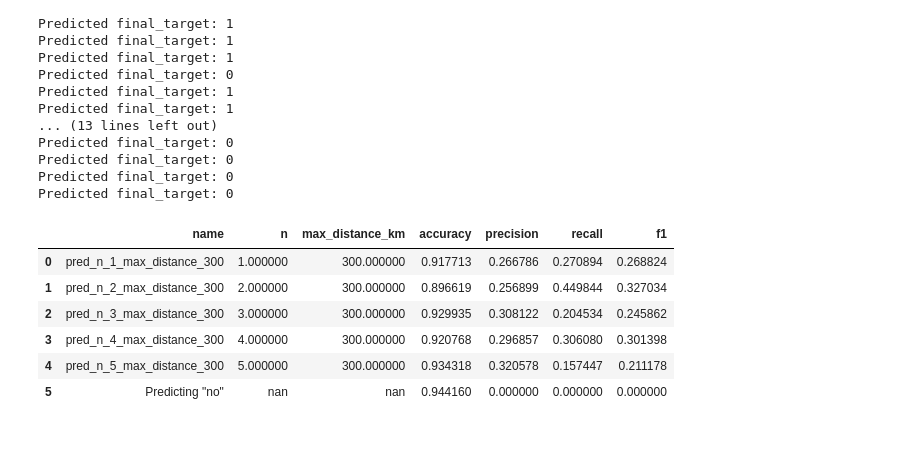
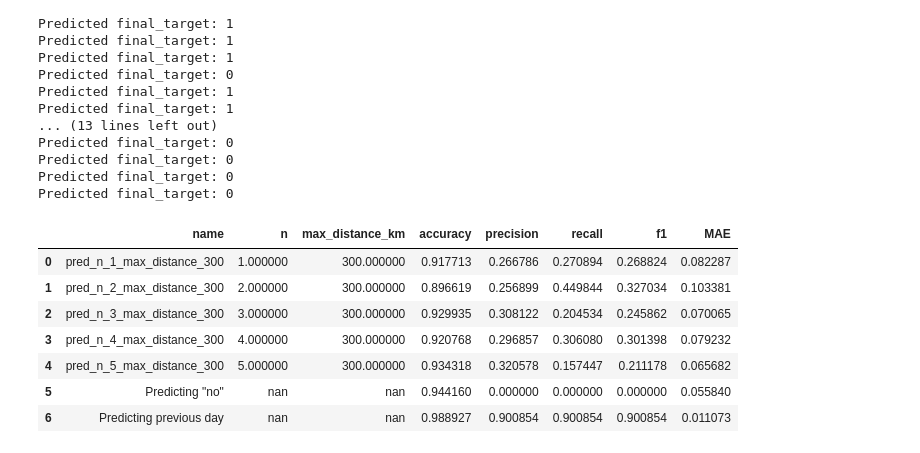
Before and after one commit to wbeckman/morel-model, a Jupyter notebook: baseline_models.ipynb, the cells around one changed output. Cells and saved outputs as stored; diff of their text form; code cells hidden in the pictures.

```diff
--- a/baseline_models.ipynb
+++ b/baseline_models.ipynb
@@ -8,5 +8,7 @@ from datetime import timedelta
 %load_ext line_profiler
 # %%
 data_path = 'data/'
+# %%
+pd.set_option('display.max_rows', 300)
 # %%
 data = pd.read_pickle(f'{data_path}processed/timeseries_2018_through_2023.pkl').reset_index(drop=True)
@@ -215,7 +216,8 @@ def evaluate_predictions(y_true, y_pred):
     precision = precision_score(y_true, y_pred, zero_division=0)
     recall = recall_score(y_true, y_pred, zero_division=0)
     f1 = f1_score(y_true, y_pred, zero_division=0)
-    return accuracy, precision, recall, f1
+    mae = mean_absolute_error(y_true, y_pred)
+    return accuracy, precision, recall, f1, mae
 # %%
 def perform_grid_search(base_df, dist_matrix, params):
     """
@@ -237,14 +239,15 @@ def perform_grid_search(base_df, dist_matrix, params):
                 true_values.append(row['final_target'])
 
             # Evaluate predictions
-            accuracy, precision, recall, f1 = evaluate_predictions(true_values, predictions)
+            accuracy, precision, recall, f1, mae = evaluate_predictions(true_values, predictions)
             results.append({
                 'n': n,
                 'max_distance_km': max_distance,
                 'accuracy': accuracy,
                 'precision': precision,
                 'recall': recall,
-                'f1': f1
+                'f1': f1,
+                'MAE': mean_absolute_error
             })
             base_df[f'pred_n_{str(n)}_max_distance_{str(max_distance)}'] = pd.Series(predictions)
 
@@ -271,46 +274,62 @@ def bold_max(s):
             for val, max_val in zip(s, is_max)]
 # %%
 df_with_preds['guess_not_in_season'] = 0
+df_with_preds['guess_lagged_day_or_0'] = df_with_preds['final_target'].shift(1).fillna(0)
 # %%
 relevant_predictions = df_with_preds[df_with_preds['date_dateobj'] > '2020-07-01'].reset_index(drop=True)
 # %%
 results = []
 for n in params['n']:
     for max_distance in params['max_distance_km']:
         col_name = f'pred_n_{str(n)}_max_distance_{str(max_distance)}'
-        accuracy, precision, recall, f1 = evaluate_predictions(relevant_predictions['final_target'], relevant_predictions[col_name])
+        accuracy, precision, recall, f1, mae = evaluate_predictions(relevant_predictions['final_target'], relevant_predictions[col_name])
         results.append({
             'name': col_name,
             'n': n,
             'max_distance_km': max_distance,
             'accuracy': accuracy,
             'precision': precision,
             'recall': recall,
-            'f1': f1
+            'f1': f1,
+            'MAE': mae
         })
 
-accuracy, precision, recall, f1 = evaluate_predictions(relevant_predictions['final_target'], relevant_predictions['guess_not_in_season'])
+accuracy, precision, recall, f1, mae = evaluate_predictions(relevant_predictions['final_target'], relevant_predictions['guess_not_in_season'])
 results.append({
     'name': 'Predicting "no"',
     'n': None,
     'max_distance_km': None,
     'accuracy': accuracy,
     'precision': precision,
     'recall': recall,
-    'f1': f1
+    'f1': f1,
+    'MAE': mae
+})
+
+accuracy, precision, recall, f1, mae = evaluate_predictions(relevant_predictions['final_target'], relevant_predictions['guess_lagged_day_or_0'])
+results.append({
+    'name': 'Predicting previous day',
+    'n': None,
+    'max_distance_km': None,
+    'accuracy': accuracy,
+    'precision': precision,
+    'recall': recall,
+    'f1': f1,
+    'MAE': mae
 })
 
 true_results_df = pd.DataFrame(results)
 result_styled = true_results_df.style.apply(bold_max, subset=['accuracy', 'precision', 'recall', 'f1'])
 result_styled
 # %% [output]
-|  | name | n | max_distance_km | accuracy | precision | recall | f1 |
-| 0 | pred_n_1_max_distance_300 | 1.000000 | 300.000000 | 0.917713 | 0.266786 | 0.270894 | 0.268824 |
-| 1 | pred_n_2_max_distance_300 | 2.000000 | 300.000000 | 0.896619 | 0.256899 | 0.449844 | 0.327034 |
-| 2 | pred_n_3_max_distance_300 | 3.000000 | 300.000000 | 0.929935 | 0.308122 | 0.204534 | 0.245862 |
-| 3 | pred_n_4_max_distance_300 | 4.000000 | 300.000000 | 0.920768 | 0.296857 | 0.306080 | 0.301398 |
-| 4 | pred_n_5_max_distance_300 | 5.000000 | 300.000000 | 0.934318 | 0.320578 | 0.157447 | 0.211178 |
-| 5 | Predicting "no" | nan | nan | 0.944160 | 0.000000 | 0.000000 | 0.000000 |
+|  | name | n | max_distance_km | accuracy | precision | recall | f1 | MAE |
+| 0 | pred_n_1_max_distance_300 | 1.000000 | 300.000000 | 0.917713 | 0.266786 | 0.270894 | 0.268824 | 0.082287 |
+| 1 | pred_n_2_max_distance_300 | 2.000000 | 300.000000 | 0.896619 | 0.256899 | 0.449844 | 0.327034 | 0.103381 |
+| 2 | pred_n_3_max_distance_300 | 3.000000 | 300.000000 | 0.929935 | 0.308122 | 0.204534 | 0.245862 | 0.070065 |
+| 3 | pred_n_4_max_distance_300 | 4.000000 | 300.000000 | 0.920768 | 0.296857 | 0.306080 | 0.301398 | 0.079232 |
+| 4 | pred_n_5_max_distance_300 | 5.000000 | 300.000000 | 0.934318 | 0.320578 | 0.157447 | 0.211178 | 0.065682 |
+| 5 | Predicting "no" | nan | nan | 0.944160 | 0.000000 | 0.000000 | 0.000000 | 0.055840 |
+| 6 | Predicting previous day | nan | nan | 0.988927 | 0.900854 | 0.900854 | 0.900854 | 0.011073 |
 # %%
 relevant_predictions.to_pickle(f'{data_path}processed/timeseries_2021_through_2023_with_baseline1.pkl')
 # %%
```
Also changed, not shown: parts of 12 cells of this notebook, 4 other files.
